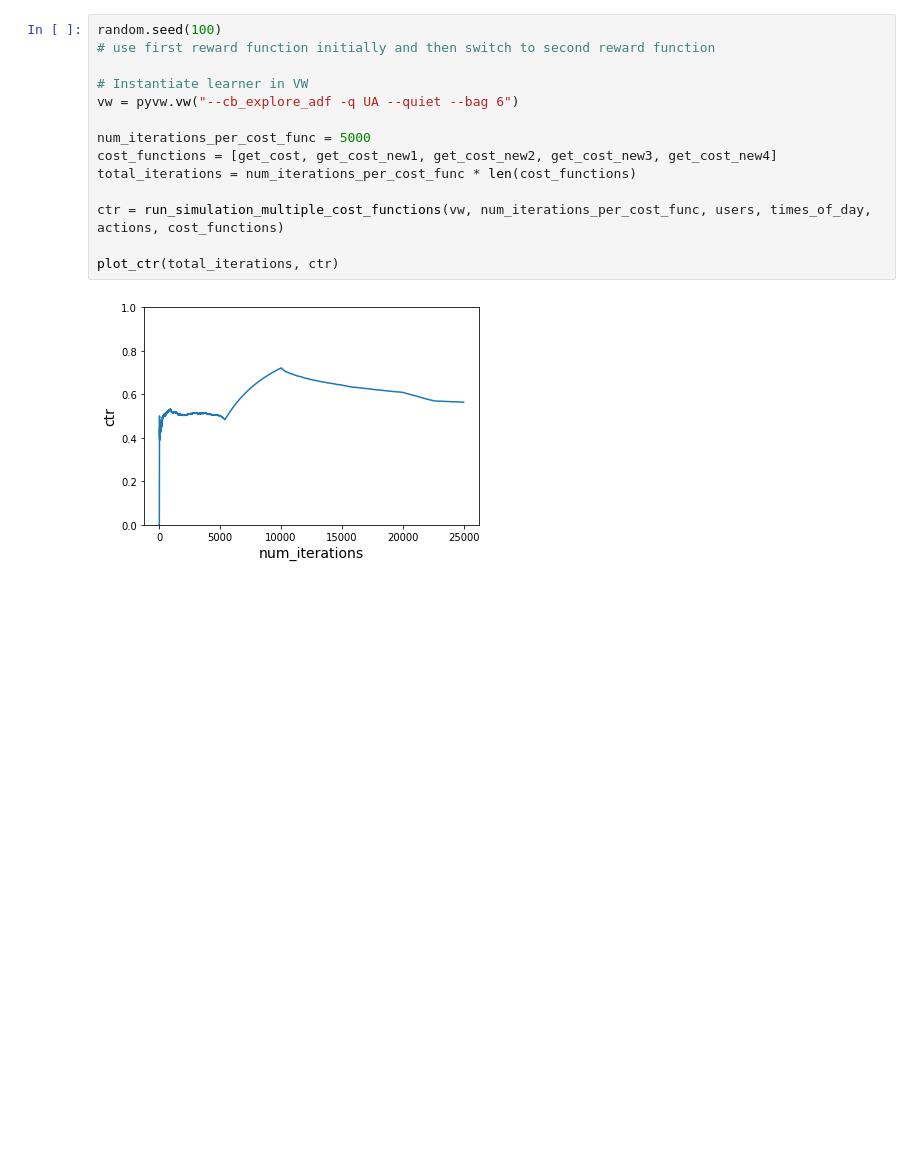
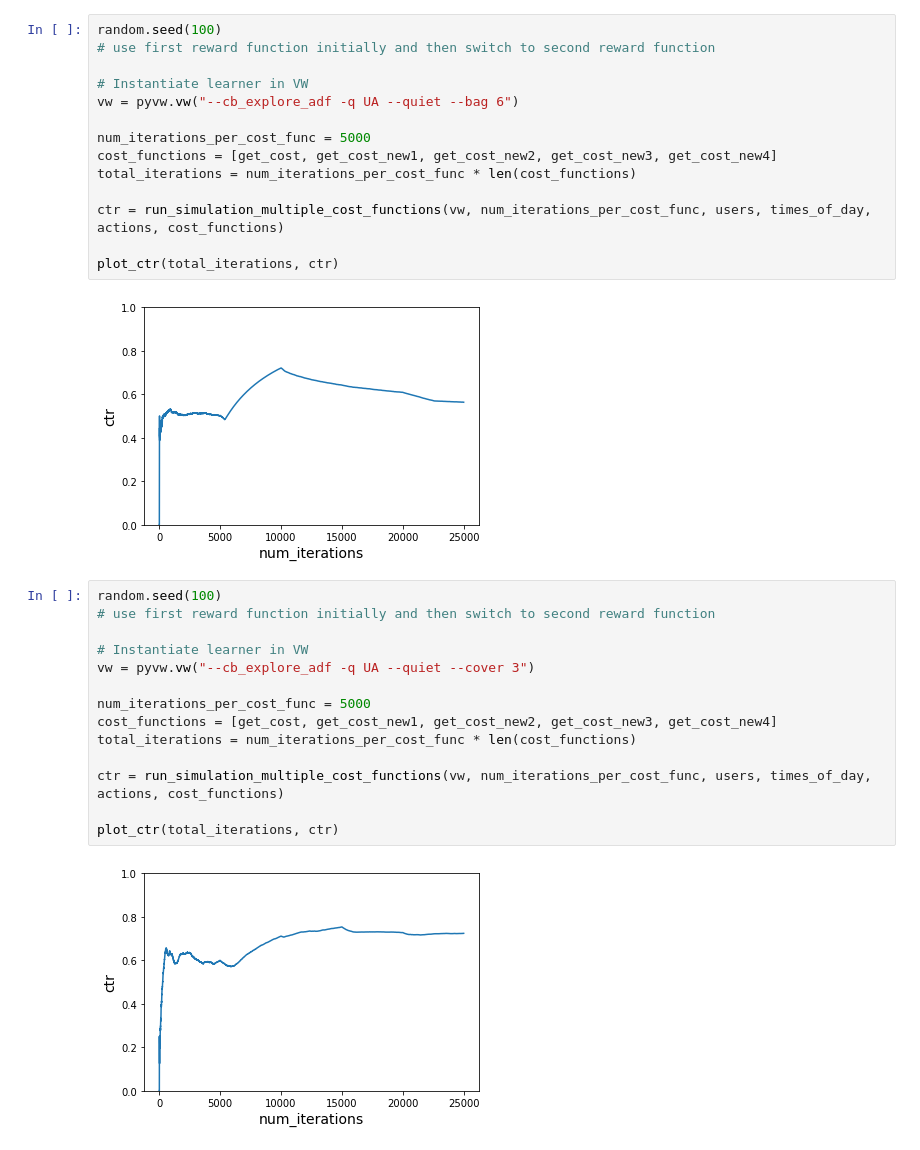
Before and after one commit to cireli9/vowpal, a Jupyter notebook: vowpal_wabbit.ipynb, the cells around one changed output. Drawn from its saved outputs; the diff is of its cells as text; blank space fills up the shorter version.

```diff
--- a/vowpal_wabbit.ipynb
+++ b/vowpal_wabbit.ipynb
@@ -307,3 +311,19 @@ ctr = run_simulation_multiple_cost_functions(vw, num_iterations_per_cost_func, u
 plot_ctr(total_iterations, ctr)
 # %% [output]
 [figure]
+# %%
+random.seed(100)
+# use first reward function initially and then switch to second reward function
+
+# Instantiate learner in VW
+vw = pyvw.vw("--cb_explore_adf -q UA --quiet --cover 3")
+
+num_iterations_per_cost_func = 5000
+cost_functions = [get_cost, get_cost_new1, get_cost_new2, get_cost_new3, get_cost_new4]
+total_iterations = num_iterations_per_cost_func * len(cost_functions)
+
+ctr = run_simulation_multiple_cost_functions(vw, num_iterations_per_cost_func, users, times_of_day, actions, cost_functions)
+
+plot_ctr(total_iterations, ctr)
+# %% [output]
+[figure, added]
```
Also changed, not shown: parts of 1 cell of this notebook.
